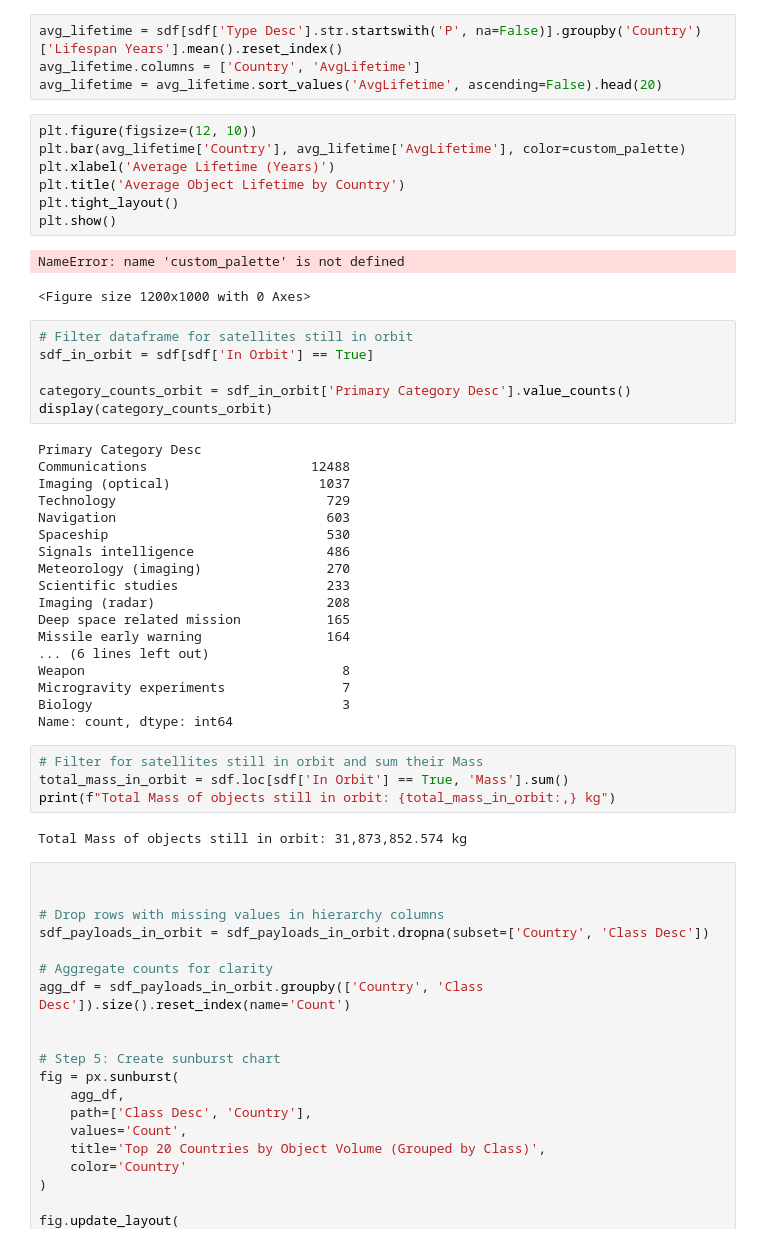
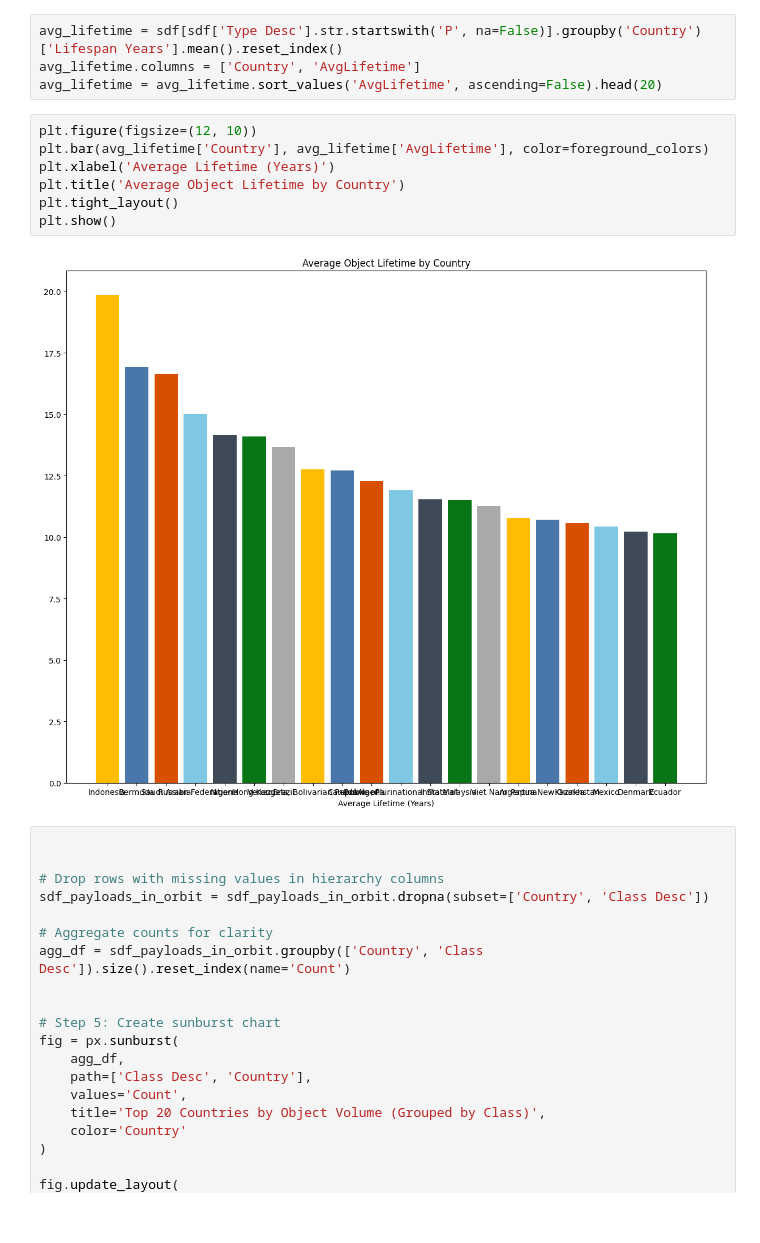
Before and after one commit to daemonchild/cardiffmet-dat5001-visualisation-of-data, a Jupyter notebook: assessment/pres1/2-dat5001-st20285213-tomrowan-pres1-create-graphs-vmversion.ipynb, the cells around one changed output. Saved outputs shown, nothing was run; the diff lists cells and outputs as text.

```diff
--- a/assessment/pres1/2-dat5001-st20285213-tomrowan-pres1-create-graphs-vmversion.ipynb
+++ b/assessment/pres1/2-dat5001-st20285213-tomrowan-pres1-create-graphs-vmversion.ipynb
@@ -538,44 +666,13 @@ avg_lifetime.columns = ['Country', 'AvgLifetime']
 avg_lifetime = avg_lifetime.sort_values('AvgLifetime', ascending=False).head(20)
 # %%
 plt.figure(figsize=(12, 10))
-plt.bar(avg_lifetime['Country'], avg_lifetime['AvgLifetime'], color=custom_palette)
+plt.bar(avg_lifetime['Country'], avg_lifetime['AvgLifetime'], color=foreground_colors)
 plt.xlabel('Average Lifetime (Years)')
 plt.title('Average Object Lifetime by Country')
 plt.tight_layout()
 plt.show()
 # %% [output]
-NameError: name 'custom_palette' is not defined
-<Figure size 1200x1000 with 0 Axes>
+[figure, added]
-# %%
-# Filter dataframe for satellites still in orbit
-sdf_in_orbit = sdf[sdf['In Orbit'] == True]
-
-category_counts_orbit = sdf_in_orbit['Primary Category Desc'].value_counts()
-display(category_counts_orbit)
-# %% [output]
-Primary Category Desc
-Communications                     12488
-Imaging (optical)                   1037
-Technology                           729
-Navigation                           603
-Spaceship                            530
-Signals intelligence                 486
-Meteorology (imaging)                270
-Scientific studies                   233
-Imaging (radar)                      208
-Deep space related mission           165
-Missile early warning                164
-... (6 lines left out)
-Weapon                                 8
-Microgravity experiments               7
-Biology                                3
-Name: count, dtype: int64
-# %%
-# Filter for satellites still in orbit and sum their Mass
-total_mass_in_orbit = sdf.loc[sdf['In Orbit'] == True, 'Mass'].sum()
-print(f"Total Mass of objects still in orbit: {total_mass_in_orbit:,} kg")
-# %% [output]
-Total Mass of objects still in orbit: 31,873,852.574 kg
 # %%
 
 
```
Also changed, not shown: parts of 11 cells of this notebook.
